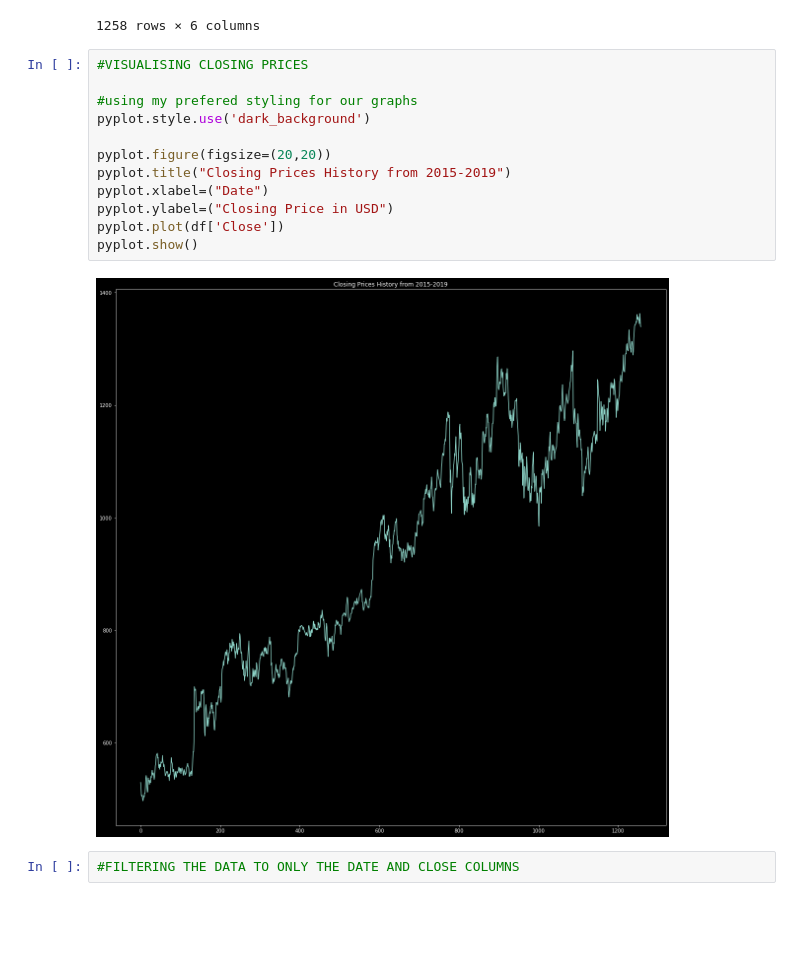
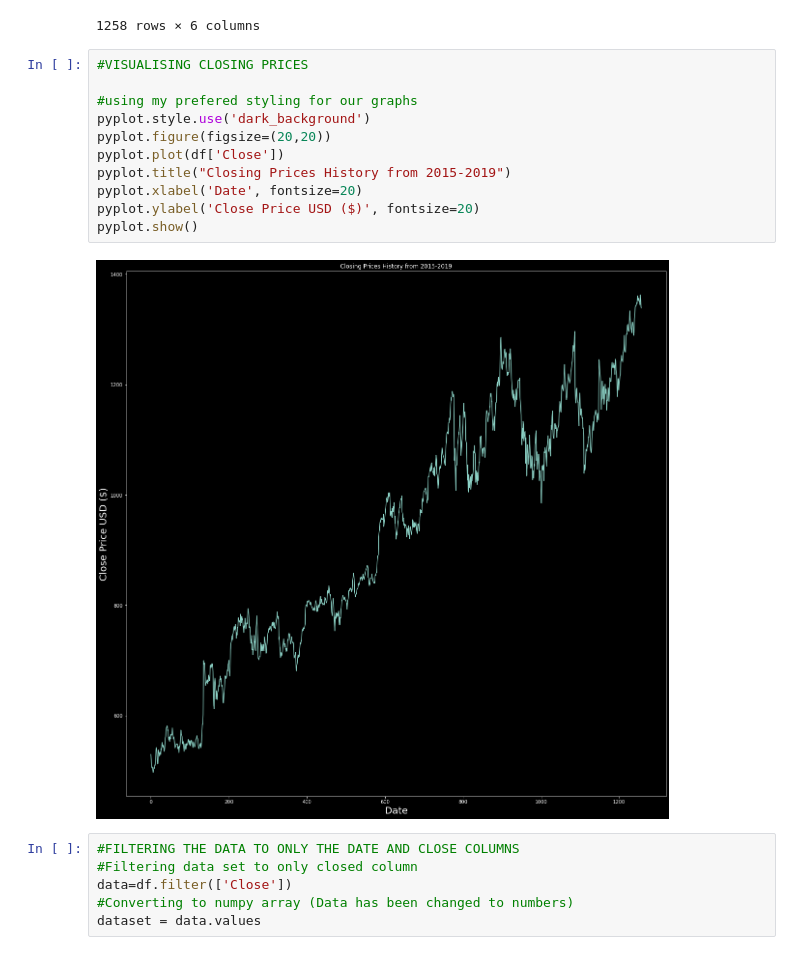
Before and after one commit to dhyaneesh/Stock-Price-Predictor-School, a Jupyter notebook: Stock Price Prediction Using Python & LSTM (Long Short Term Memory).ipynb, the cells around one changed output. Drawn from its saved outputs; the diff is of its cells as text; blank space fills up the shorter version.

Commit message:
Created Filtered and Nearly Ready to be put into NN

```diff
--- a/Stock Price Prediction Using Python & LSTM (Long Short Term Memory).ipynb
+++ b/Stock Price Prediction Using Python & LSTM (Long Short Term Memory).ipynb
@@ -36,16 +36,19 @@ df
 # %%
 #VISUALISING CLOSING PRICES
 
 #using my prefered styling for our graphs
 pyplot.style.use('dark_background')
-
 pyplot.figure(figsize=(20,20))
+pyplot.plot(df['Close'])
 pyplot.title("Closing Prices History from 2015-2019")
-pyplot.xlabel=("Date")
-pyplot.ylabel=("Closing Price in USD")
-pyplot.plot(df['Close'])
+pyplot.xlabel('Date', fontsize=20)
+pyplot.ylabel('Close Price USD ($)', fontsize=20)
 pyplot.show()
 # %% [output]
-[figure, old version]
+[figure, new version]
 # %%
 #FILTERING THE DATA TO ONLY THE DATE AND CLOSE COLUMNS
+#Filtering data set to only closed column
+data=df.filter(['Close'])
+#Converting to numpy array (Data has been changed to numbers)
+dataset = data.values
```
Also changed, not shown: parts of 1 cell of this notebook.
